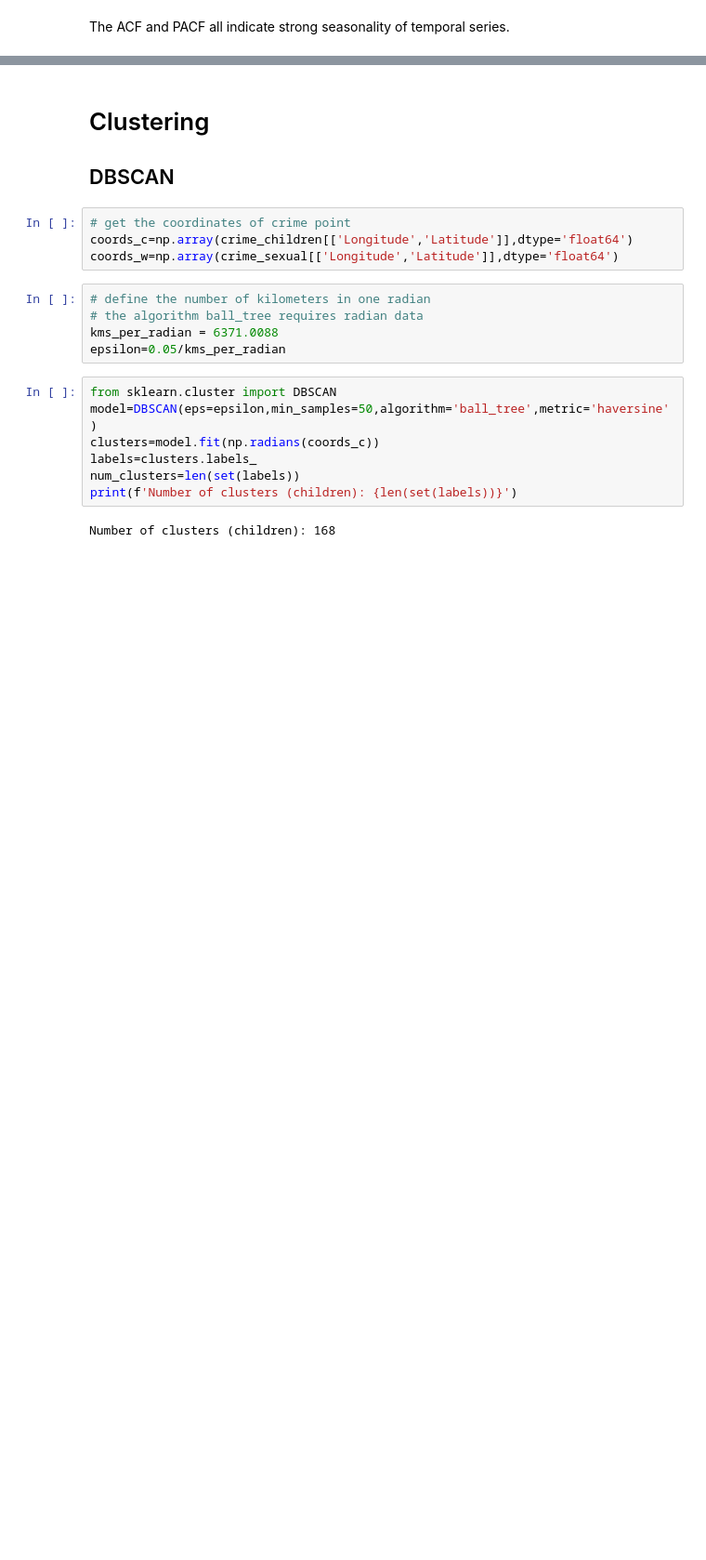
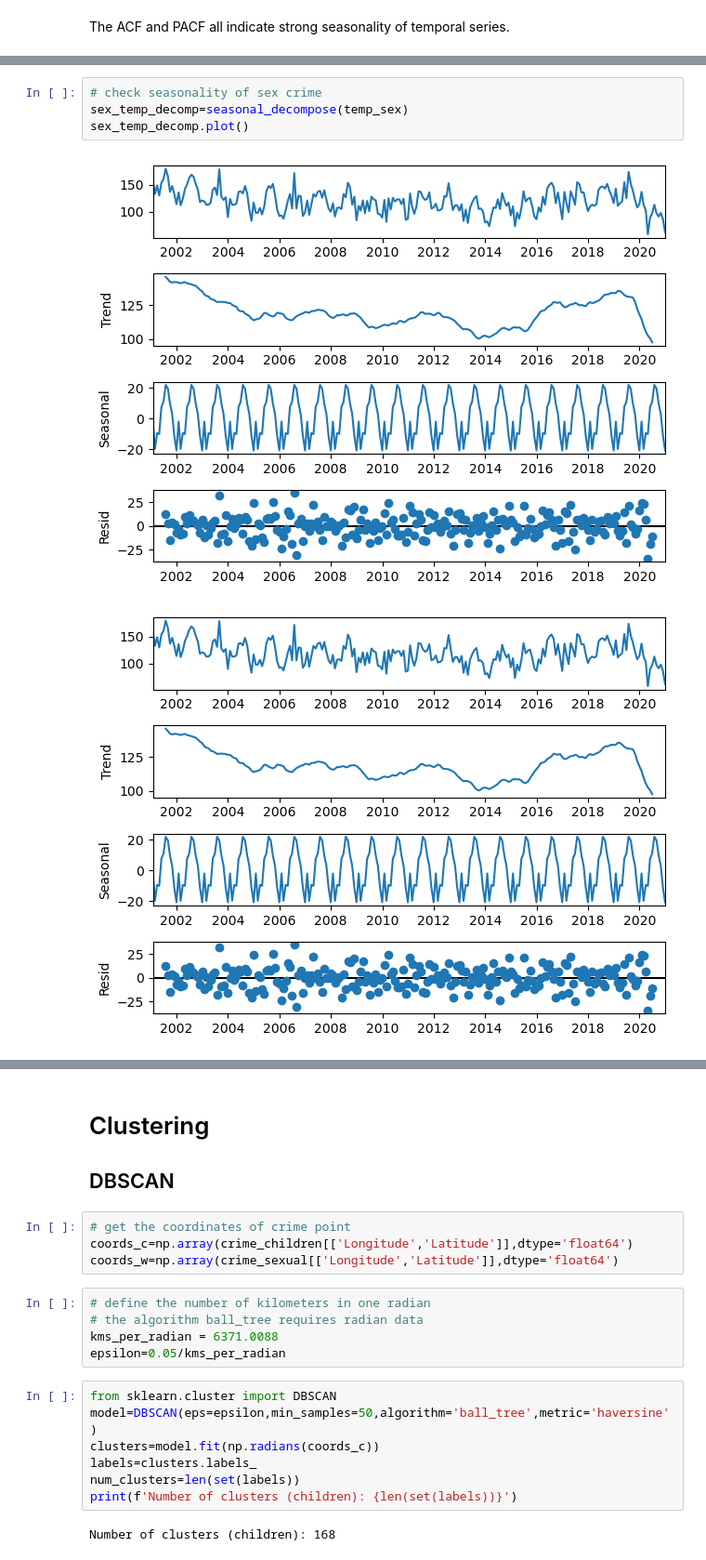
Before and after one commit to Skylar-TyZhang/STDM-Crime-analysis, a Jupyter notebook: chicago_crime.ipynb, the cells around one changed output, grey strips where cells are left out. Shown at 93% size. Drawn from its saved outputs; the diff is of its cells as text; blank space fills up the shorter version.

```diff
--- a/chicago_crime.ipynb
+++ b/chicago_crime.ipynb
@@ -470 +480,8 @@ child_temp_decomp.plot()
+# %%
+# check seasonality of sex crime
+sex_temp_decomp=seasonal_decompose(temp_sex)
+sex_temp_decomp.plot()
+# %% [output]
+[figure, added]
+[figure, added]
 # %%
```
Also changed, not shown: parts of 22 cells of this notebook, 1 other file.
